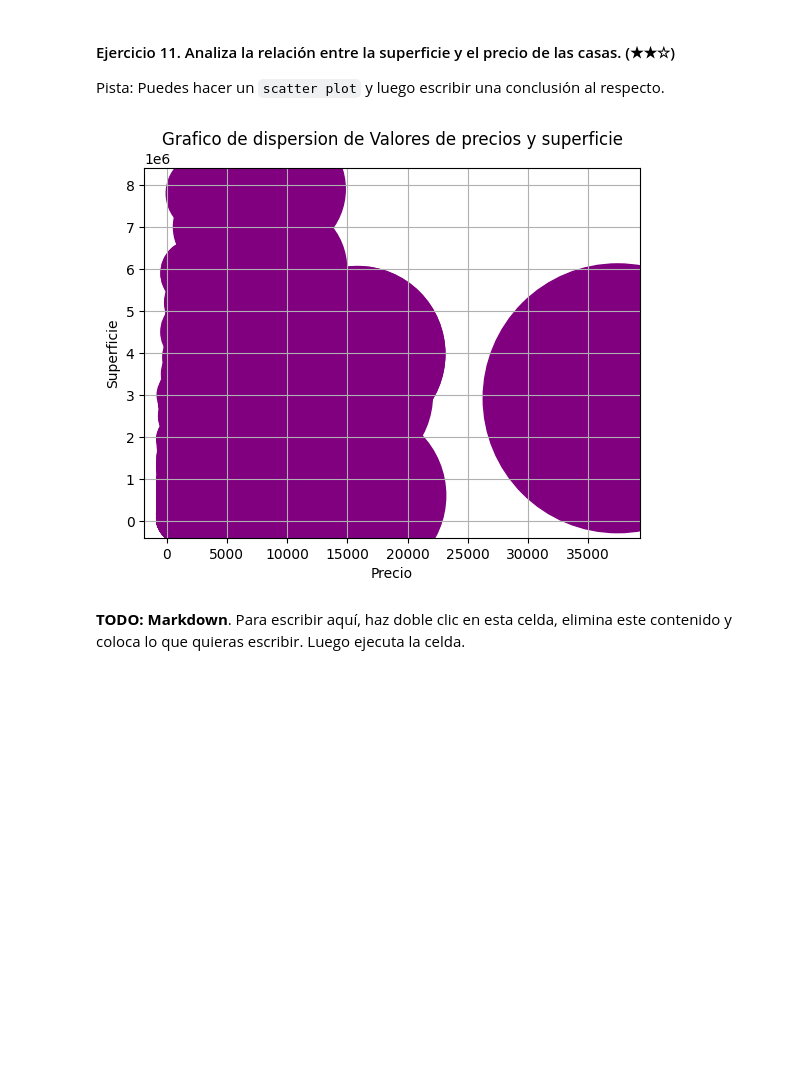
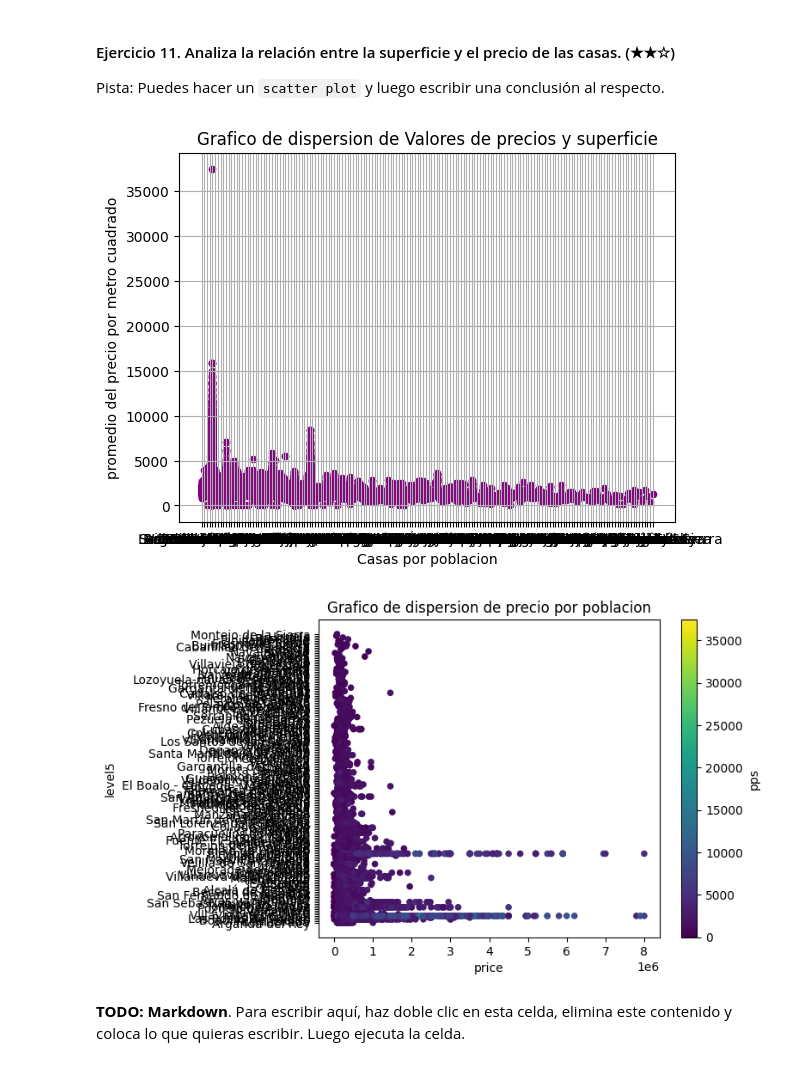
Before and after one commit to misadeep/realestate-datacleanup-exercise, a Jupyter notebook: project.es.ipynb, the cells around one changed output. Drawn from its saved outputs; the diff is of its cells as text; code cells hidden in the pictures; blank space fills up the shorter version.

```diff
--- a/project.es.ipynb
+++ b/project.es.ipynb
@@ -434,16 +434,20 @@ Pista: Puedes hacer un `scatter plot` y luego escribir una conclusión al respec
 # %%
 # TODO: Código
 # TODO: Code
 import matplotlib.pyplot as plt
 #ax1 = df.plot.scatter('surface', 'price')
-df.plot.scatter(x='pps', y='price', s=df['pps'], c='purple')
+df.plot.scatter(x='level5', y='pps',  c='purple')
 plt.title("Grafico de dispersion de Valores de precios y superficie")
-plt.xlabel("Precio")
-plt.ylabel("Superficie")
+plt.xlabel("Casas por poblacion")
+plt.ylabel("promedio del precio por metro cuadrado")
 plt.grid(True)
 plt.show()
+df.plot(kind = 'scatter', x = 'price', y = 'level5', c='pps', cmap='viridis')
+plt.title("Grafico de dispersion de precio por poblacion")
+plt.show()
 # %% [output]
-[figure, old version]
+[figure, new version]
+[figure, added]
 # %% [markdown]
 **TODO: Markdown**. Para escribir aquí, haz doble clic en esta celda, elimina este contenido y coloca lo que quieras escribir. Luego ejecuta la celda.
 # %% [markdown]
```
